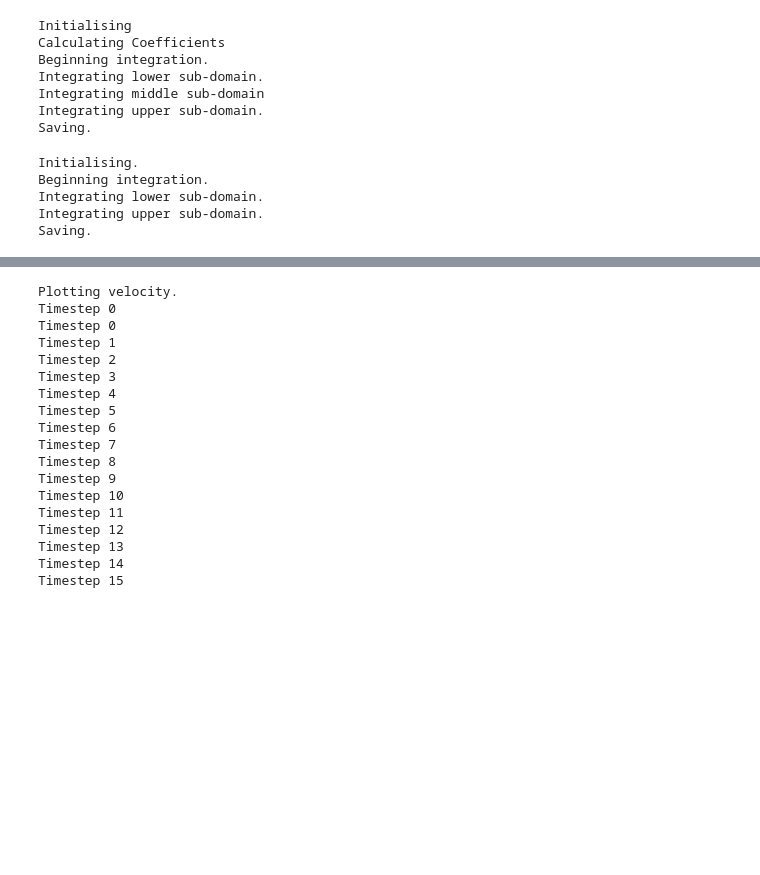
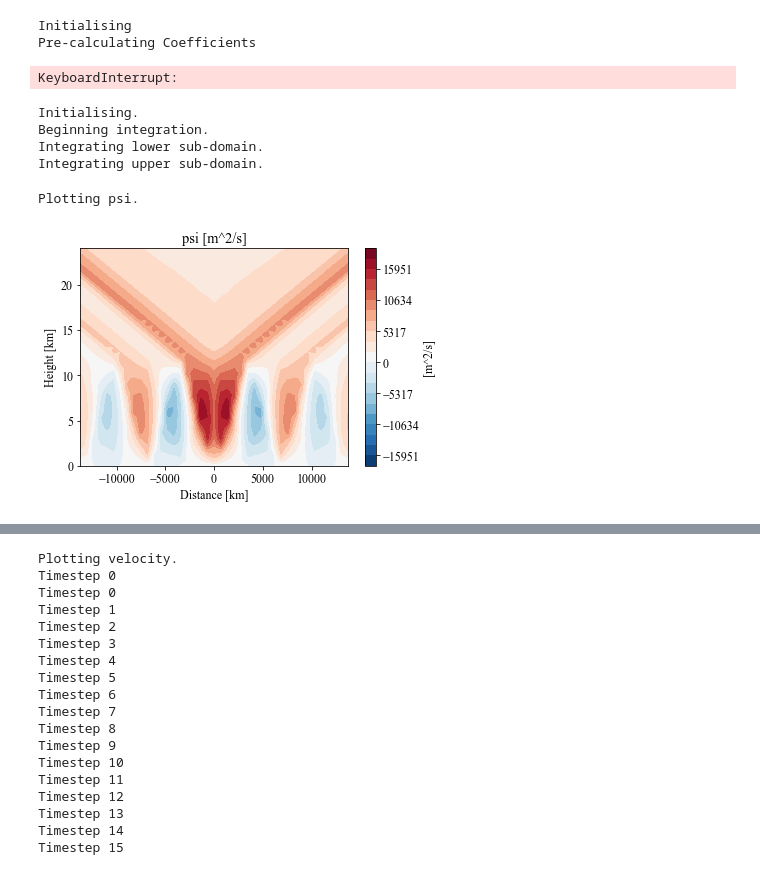
Before and after one commit to eshort0401/rotunno83, a Jupyter notebook: python_scripts/rotunno83.ipynb, the cells around one changed output, grey strips where cells are left out. Cells and saved outputs as stored; diff of their text form; code cells hidden in the pictures; blank space fills up the shorter version.

```diff
--- a/python_scripts/rotunno83.ipynb
+++ b/python_scripts/rotunno83.ipynb
@@ -33,24 +33,19 @@ import scipy as sp
 #                                        xi0=0.1, beta=beta, Atilde=Atilde)
 
 ds_cN = rt.solve_continuous_N(
-    xN=21, zN=21, tN=2, sN=500, L=1.5, N=4, H1=5, H2=8, save=False)
+    xN=161, zN=121, tN=16, sN=1000, L=.5, N=4, H1=1, H2=1.2, save=False, high_lim=False)
 # %% [output]
 Initialising
-Calculating Coefficients
-Beginning integration.
-Integrating lower sub-domain.
-Integrating middle sub-domain
-Integrating upper sub-domain.
-Saving.
+Pre-calculating Coefficients
+KeyboardInterrupt:
 # %%
 ds_pwN = rt.solve_piecewise_N(
-    xN=41, zN=41, tN=16, sN=1000, L=0.2, N=4, H1=1, save=False)
+    xN=41, zN=21, tN=16, sN=1000, L=.5, N=4, H1=1.2, save=False)
 # %% [output]
 Initialising.
 Beginning integration.
 Integrating lower sub-domain.
 Integrating upper sub-domain.
-Saving.
 # %%
 theta0=300
 N=0.02
@@ -71 +68,14 @@ ds_cN_dim = rt.redimensionalise_qian(copy.deepcopy(ds_cN), h=h, N=N, Q0=1*7.5e-6
+# %%
+test = ds_pwN_dim.sum(dim='mode', keep_attrs=True).sum(dim='forcing', keep_attrs=True)
+# test = ds_pwN_dim.isel(mode=1).isel(forcing=1)
+# test = ds_pwN_dim.isel(mode=0)
+var='psi'
+# t=4
+fig = rt.plotCont(test, var=var, t=t)[0]
+
+plt.savefig('/home/student.unimelb.edu.au/shorte1/Documents/phd/confirmation/soln_{}_{}.png'.format(var, t),
+            dpi=200, bbox_inches='tight', facecolor='white')
+# %% [output]
+Plotting psi.
+[figure, added]
 # %%
```
Also changed, not shown: parts of 5 cells of this notebook, 4 other files.
